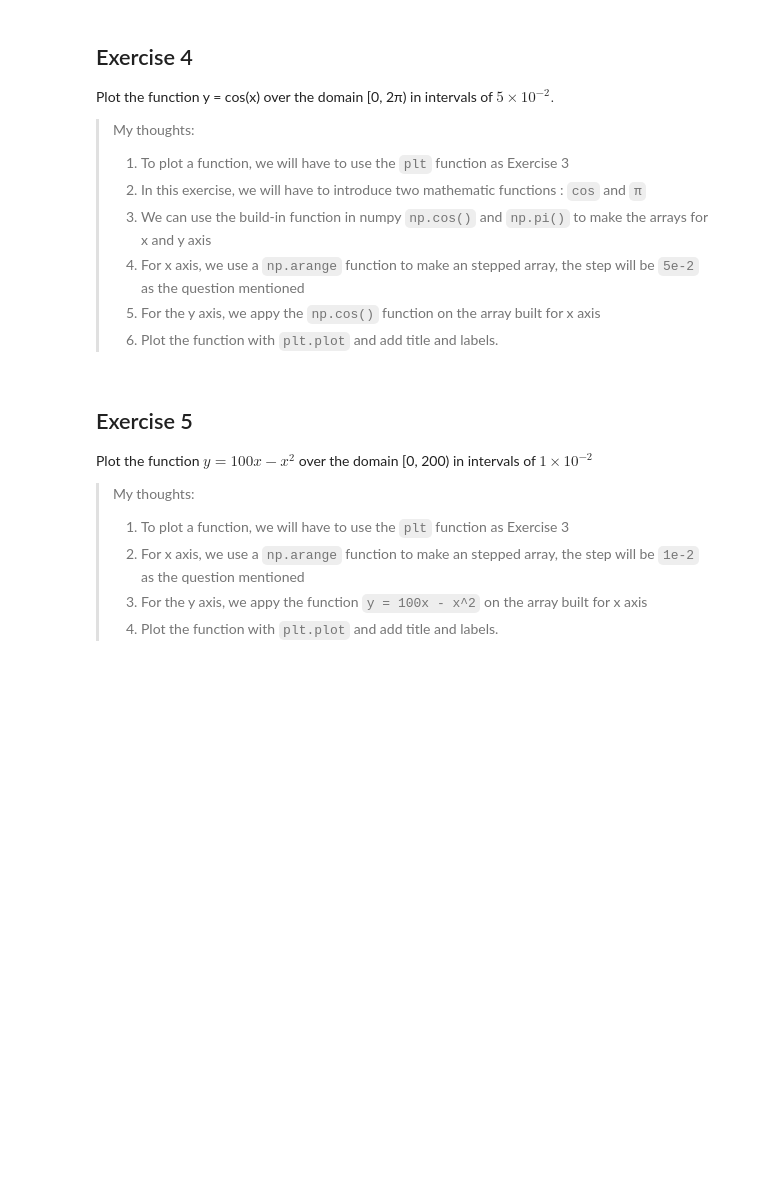
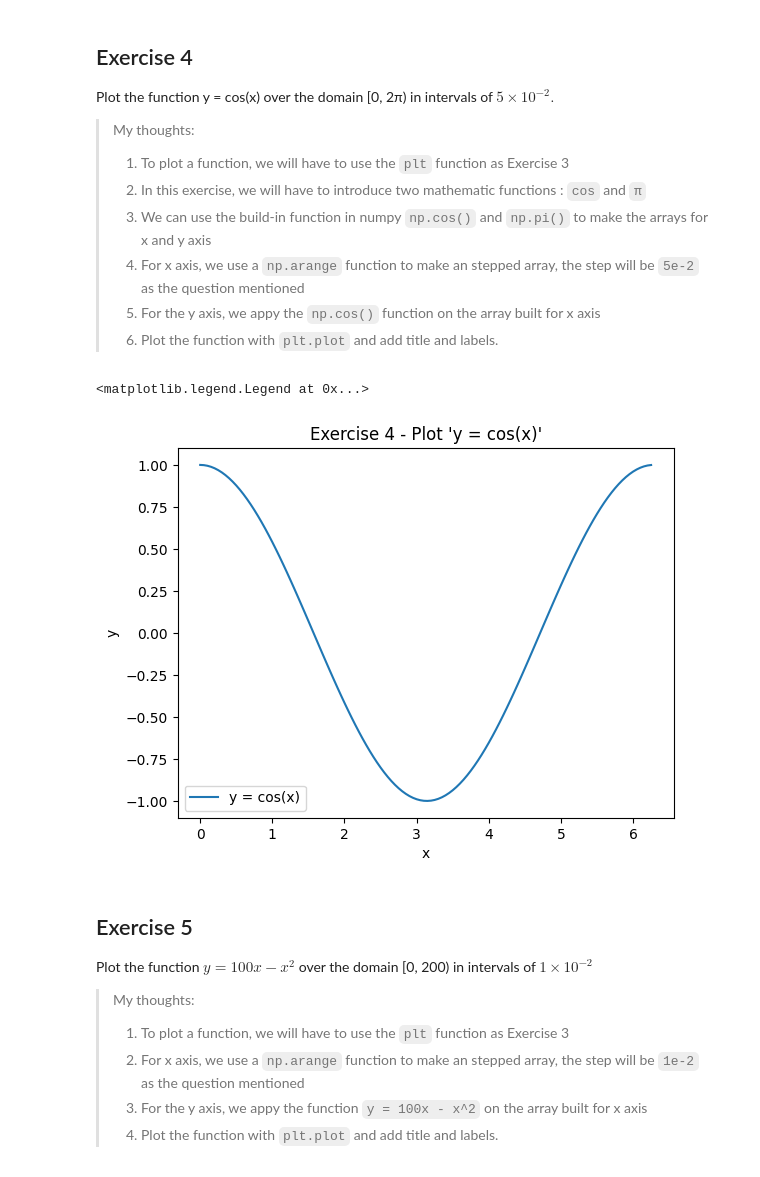
Before and after one commit to izero0324/Scientific-Computing-For-Finance, a Jupyter notebook: lab4/lab4.ipynb, the cells around one changed output. Drawn from its saved outputs; the diff is of its cells as text; code cells hidden in the pictures; blank space fills up the shorter version.

Commit message:
adjust comments and update labels for plts

```diff
--- a/lab4/lab4.ipynb
+++ b/lab4/lab4.ipynb
@@ -102,13 +102,17 @@ Plot the function y = cos(x) over the domain [0, 2π) in intervals of $ 5 × {10
 # %%
 # Build arrays for x and y axis
 array_ex4_x = np.arange(0, 2 * np.pi, 5e-2)
 array_ex4_y = np.cos(array_ex4_x)
 
 # Plot the function
-plt.plot(array_ex4_x, array_ex4_y)
+plt.plot(array_ex4_x, array_ex4_y, label='y = cos(x)')
 plt.title("Exercise 4 - Plot 'y = cos(x)'") # add title for the diagram
 plt.xlabel("x")                             # add label for x axis
 plt.ylabel("y")                             # add label for y axis
+plt.legend()                                # add legend label
+# %% [output]
+<matplotlib.legend.Legend at 0x...>
+[figure, added]
 # %% [markdown]
 ## Exercise 5
 Plot the function $ y = 100 x − {x ^ 2} $ over the domain [0, 200) in intervals of $1 × {10 ^ {-2}}$
```
Also changed, not shown: parts of 19 cells of this notebook.
